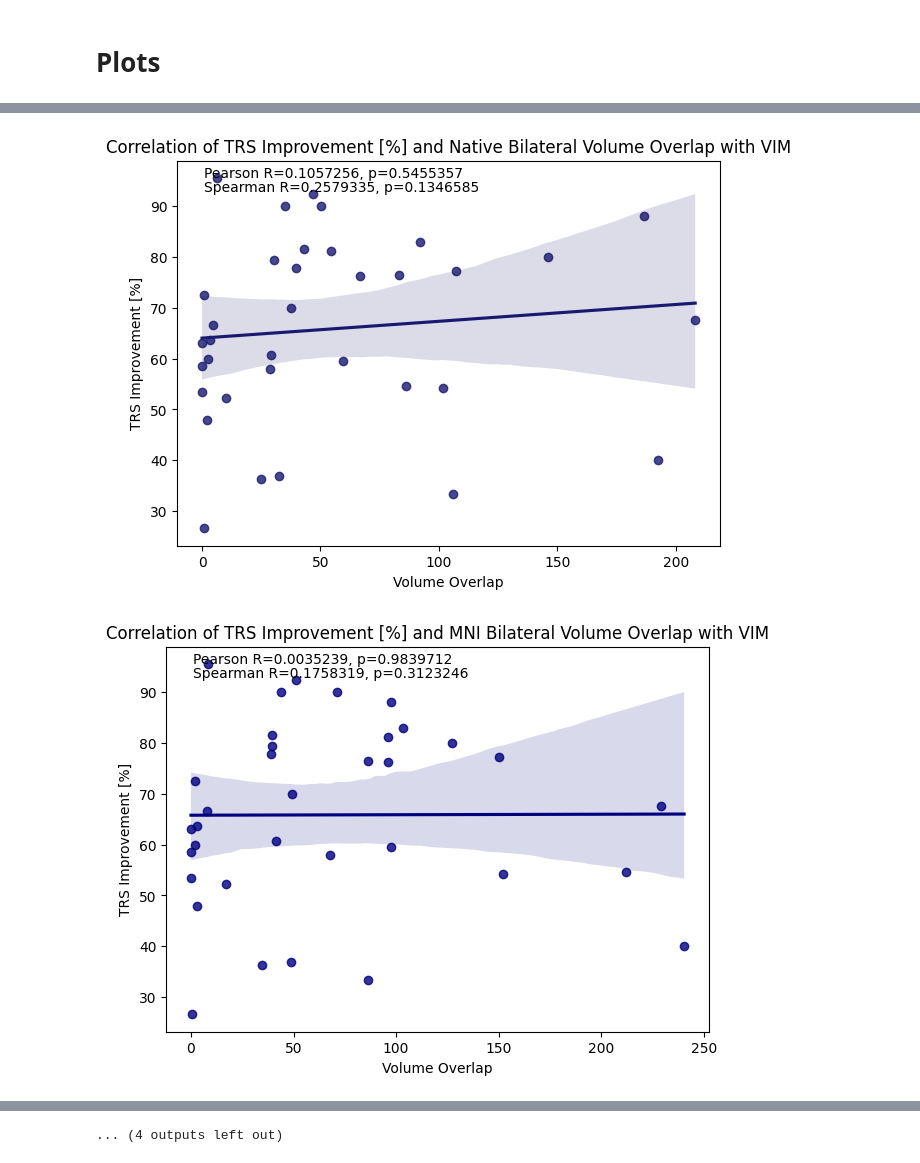
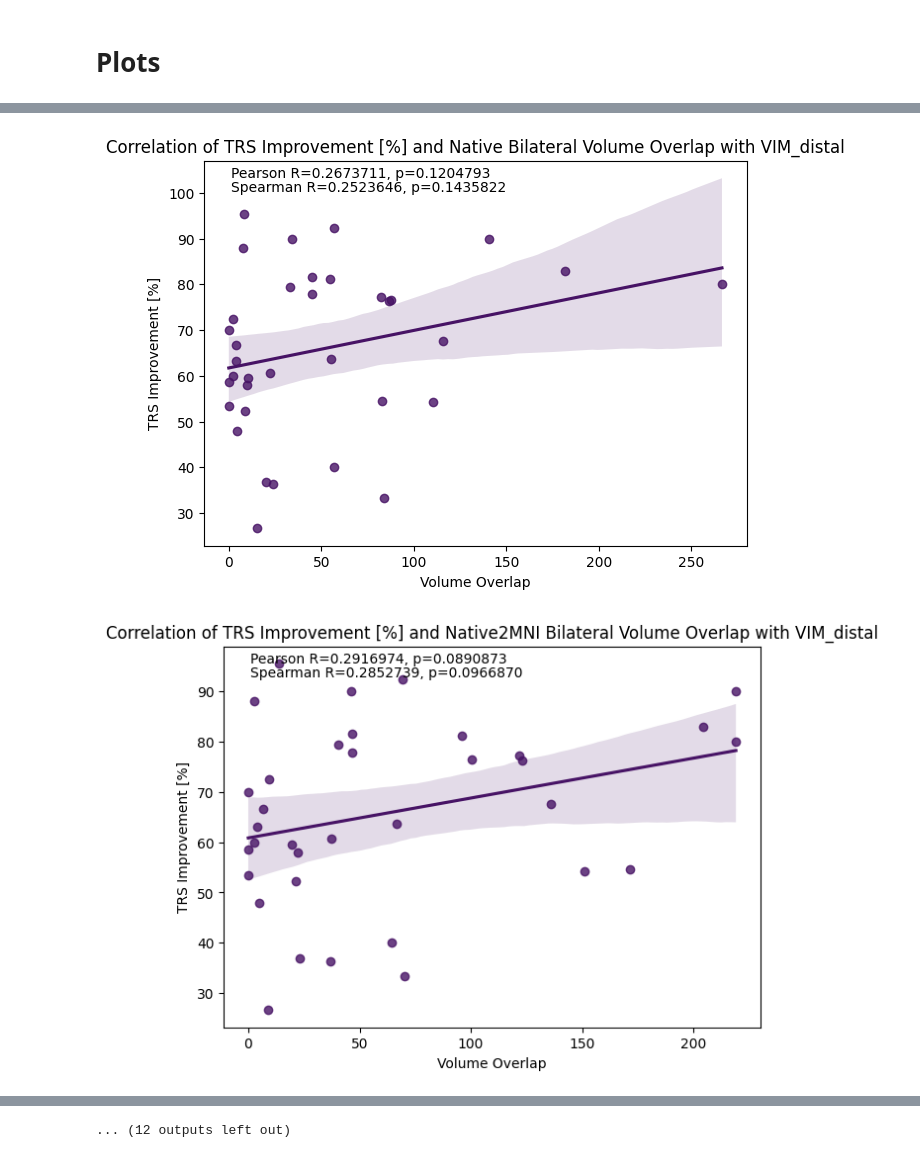
Before and after one commit to jpijar/BWH_MGH, a Jupyter notebook: Essential_Tremor.ipynb, the cells around one changed output, grey strips where cells are left out. Cells and saved outputs as stored; diff of their text form; code cells hidden in the pictures.

Commit message:
Volume Overlaps

```diff
--- a/Essential_Tremor.ipynb
+++ b/Essential_Tremor.ipynb
@@ -63,10 +39,10 @@ resample(vlpv_rh,vim_rh,'/Volumes/Cingulate/NativeMNI_Overlaps/EssentialTremor/H
 # %%
 #converting MNI ROIs to each patient's native space- does not like special characters in paths, like &!!!!
-def mni2native(i,hotspot):
+def mni2native(i,hemisphere,hotspot,interpolation='NearestNeighbor'):
     print(f'converting to native for {i} in hotspot {hotspot}')
     at = ApplyTransforms()
     at.inputs.dimension = 3
-    at.inputs.input_image = f'/Volumes/Cingulate/NativeMNI_Overlaps/EssentialTremor/HotspotsAtlas/resampled/{hotspot}.nii.gz'
+    at.inputs.input_image = f'/Volumes/Cingulate/NativeMNI_Overlaps/EssentialTremor/HotspotsAtlas/resampled/{hotspot}_{hemisphere}.nii.gz'
 
     base_path = f'/Volumes/Cingulate/NativeMNI_Overlaps/EssentialTremor/Data/derivatives/leaddbs/{i}/coregistration/anat/{i}_ses-preop_space-anchorNative_desc-preproc_acq-'
     possible_files = ['ax_T1w.nii', 'cor_T1w.nii', 'iso_T1w.nii', 'ax_T2w.nii', 'iso_T2w.nii', 'sag_T1w.nii']
@@ -80,14 +56,18 @@ def mni2native(i,hotspot):
 
     at.inputs.reference_image = reference_image
     at.inputs.transforms = f'/Volumes/Cingulate/NativeMNI_Overlaps/EssentialTremor/Data/derivatives/leaddbs/{i}/normalization/transformations/{i}_from-MNI152NLin2009bAsym_to-anchorNative_desc-ants.nii.gz'
-    at.inputs.output_image = f'/Volumes/Cingulate/NativeMNI_Overlaps/EssentialTremor/FieldTrip/{i}/{i}_{hotspot}_native_output.nii'
+    at.inputs.output_image = f'/Volumes/Cingulate/NativeMNI_Overlaps/EssentialTremor/OSS-DBS/{i}/{i}_{hotspot}_{hemisphere}_native_output.nii'
     at.inputs.invert_transform_flags = [False]
+    at.inputs.interpolation = interpolation
     at.run()
 
-directory = [i for i in os.listdir('/Volumes/Cingulate/NativeMNI_Overlaps/EssentialTremor/FieldTrip') if i.startswith('sub')]
-hotspots = ['neudorfer_hypointensity_lh','neudorfer_hypointensity_rh','neudorfer_nowacki_conjunction_lh','neudorfer_nowacki_conjunction_rh','nowacki_significance_map_lh','nowacki_significance_map_rh','tremor_vim_n39_hotspot_lh','tremor_vim_n39_hotspot_rh','VIM_distal_lh','VIM_distal_rh','VLdVLv_ilinsky_lh','VLdVLv_ilinsky_rh','VLpv_morel_lh','VLpv_morel_rh']
+directory = [i for i in os.listdir('/Volumes/Cingulate/NativeMNI_Overlaps/EssentialTremor/OSS-DBS') if i.startswith('sub')]
+#hotspots = ['neudorfer_hypointensity','neudorfer_nowacki_conjunction','nowacki_significance_map','tremor_vim_n39_hotspot','VIM_distal','VLdVLv_ilinsky','VLpv_morel']
+hotspots = ['dembek_drtt']
+hemispheres = ['hemi-L','hemi-R']
 
 for i in directory:
     for hotspot in hotspots:
-        mni2native(i,hotspot)
+        for hemisphere in hemispheres:
+            mni2native(i,hemisphere,hotspot)
 # %% [output]
@@ -351,4 +90,0 @@ convert(mni_vlpv_bi,vim_mni_lh_vox,mm_mni_vlpv_bi)
-# %%
-sub_ids = []
-for i in directory:
-    sub_ids.append(i)
@@ -505,42 +243,32 @@ mni_n39_pearson_r,mni_n39_pearson_p,mni_n39_spearman_r,mni_n39_spearman_p = r_p(
 # %%
-#correlation plots
+#oss-dbs
+df = pd.read_csv('/Volumes/Cingulate/NativeMNI_Overlaps/EssentialTremor/OSS-DBS_Volume_Overlaps.csv')
+colors = ['#471365', '#482374', '#46327e', '#424086', '#3d4e8a', '#365c8d', '#31688e', '#2c738e', '#277f8e', '#238a8d', '#1f968b', '#1fa187', '#26ad81', '#35b779', '#4ac16d', '#65cb5e', '#81d34d', '#a0da39', '#c0df25', '#dfe318']
+
+def r_p(vol_overlap_col):
+    pearson_r, pearson_p = pearsonr(df['TRS_Perc_Improvement'],df[vol_overlap_col])
+    spearman_r, spearman_p = spearmanr(df['TRS_Perc_Improvement'],df[vol_overlap_col])
+    return pearson_r, pearson_p, spearman_r, spearman_p
+
 def plot_analysis(x_data, title, pearson_r_val, pearson_p_val, spearman_r_val, spearman_p_val, color,path):
     plt.figure(figsize=(7, 5))
     ax = sns.regplot(x=x_data, y=df['TRS_Perc_Improvement'], color=color)
     plt.title(title)
     plt.xlabel('Volume Overlap')
     plt.ylabel('TRS Improvement [%]')
-    ax.text(0.05, 0.95, 'Pearson R={:.7f}, p={:.7f}'.format(pearson_r_val, pearson_p_val),
-            transform=ax.transAxes, verticalalignment='bottom')
-    ax.text(0.05, 0.95, 'Spearman R={:.7f}, p={:.7f}'.format(spearman_r_val, spearman_p_val),
-            transform=ax.transAxes, verticalalignment='top')
+    ax.text(0.05, 0.95, 'Pearson R={:.7f}, p={:.7f}'.format(pearson_r_val, pearson_p_val),transform=ax.transAxes, verticalalignment='bottom')
+    ax.text(0.05, 0.95, 'Spearman R={:.7f}, p={:.7f}'.format(spearman_r_val, spearman_p_val),transform=ax.transAxes, verticalalignment='top')
     plt.savefig(path)
     plt.show()
 
-df = pd.read_csv('/Volumes/Cingulate/NativeMNI_Overlaps/EssentialTremor/Essential_Tremor_Overlap.csv')
-plot_analysis(df['Native_VIM_Distal_Bi_Volume_Overlap_MM'],'Correlation of TRS Improvement [%] and Native Bilateral Volume Overlap with VIM',native_vim_pearson_r,native_vim_pearson_p,native_vim_spearman_r,native_vim_spearman_p,'midnightblue','/Volumes/Cingulate/NativeMNI_Overlaps/EssentialTremor/Figures/Native Bilateral Volume Overlap with VIM.png')
-plot_analysis(df['MNI_VIM_Distal_Bi_Volume_Overlap_MM'],'Correlation of TRS Improvement [%] and MNI Bilateral Volume Overlap with VIM',mni_vim_pearson_r,mni_vim_pearson_p,mni_vim_spearman_r,mni_vim_spearman_p,'navy','/Volumes/Cingulate/NativeMNI_Overlaps/EssentialTremor/Figures/MNI Bilateral Volume Overlap with VIM.png')
-
-plot_analysis(df['Native_VLdVLv_Ilinsky_Bi_Volume_Overlap_MM'],'Correlation of TRS Improvement [%] and Native Bilateral Volume Overlap with VLdVLv',native_vldvlv_pearson_r,native_vldvlv_pearson_p,native_vldvlv_spearman_r,native_vldvlv_spearman_p,'darkslateblue','/Volumes/Cingulate/NativeMNI_Overlaps/EssentialTremor/Figures/Native Bilateral Volume Overlap with VLdVLv.png')
-plot_analysis(df['MNI_VLdVLv_Ilinsky_Bi_Volume_Overlap_MM'],'Correlation of TRS Improvement [%] and MNI Bilateral Volume Overlap with VLdVLv',mni_vldvlv_pearson_r,mni_vldvlv_pearson_p,mni_vldvlv_spearman_r,mni_vldvlv_spearman_p,'slateblue','/Volumes/Cingulate/NativeMNI_Overlaps/EssentialTremor/Figures/MNI Bilateral Volume Overlap with VLdVLv.png')
-
-plot_analysis(df['Native_VLpv_Morel_Bi_Volume_Overlap_MM'],'Correlation of TRS Improvement [%] and Native Bilateral Volume Overlap with VLpv',native_vlpv_pearson_r,native_vlpv_pearson_p,native_vlpv_spearman_r,native_vlpv_spearman_p,'royalblue','/Volumes/Cingulate/NativeMNI_Overlaps/EssentialTremor/Figures/Native Bilateral Volume Overlap with VLpv.png')
-plot_analysis(df['MNI_VLpv_Morel_Bi_Volume_Overlap_MM'],'Correlation of TRS Improvement [%] and MNI Bilateral Volume Overlap with VLpv',mni_vlpv_pearson_r,mni_vlpv_pearson_p,mni_vlpv_spearman_r,mni_vlpv_spearman_p,'mediumblue','/Volumes/Cingulate/NativeMNI_Overlaps/EssentialTremor/Figures/MNI Bilateral Volume Overlap with VLpv.png')
-
-plot_analysis(df['Native_Dembek_DRTT_Hotspot_Bi_Volume_Overlap_MM'],'Correlation of TRS Improvement [%] and Native Bilateral Volume Overlap with DRTT Hotspot (Dembek)',native_till_pearson_r,native_till_pearson_p,native_till_spearman_r,native_till_spearman_p,'cadetblue','/Volumes/Cingulate/NativeMNI_Overlaps/EssentialTremor/Figures/Native Bilateral Volume Overlap with DRTT Hotspot (Dembek).png')
-plot_analysis(df['MNI_Dembek_DRTT_Hotspot_Bi_Volume_Overlap_MM'],'Correlation of TRS Improvement [%] and MNI Bilateral Volume Overlap with DRTT Hotspot (Dembek)',mni_till_pearson_r,mni_till_pearson_p,mni_till_spearman_r,mni_till_spearman_p,'teal','/Volumes/Cingulate/NativeMNI_Overlaps/EssentialTremor/Figures/MNI Bilateral Volume Overlap with DRTT Hotspot (Dembek).png')
-
-plot_analysis(df['Native_Neudorfer_Hypointensity_Hotspot_Bi_Volume_Overlap_MM'],'Correlation of TRS Improvement [%] and Native Bilateral Volume Overlap with Hypointensity Hotspot (Neudorfer)',native_hypo_pearson_r,native_hypo_pearson_p,native_hypo_spearman_r,native_hypo_spearman_p,'seagreen','/Volumes/Cingulate/NativeMNI_Overlaps/EssentialTremor/Figures/Native Bilateral Volume Overlap with Hypointensity Hotspot (Neudorfer).png')
-plot_analysis(df['MNI_Neudorfer_Hypointensity_Hotspot_Bi_Volume_Overlap_MM'],'Correlation of TRS Improvement [%] and MNI Bilateral Volume Overlap with Hypointensity Hotspot (Neudorfer)',mni_hypo_pearson_r,mni_hypo_pearson_p,mni_hypo_spearman_r,mni_hypo_spearman_p,'forestgreen','/Volumes/Cingulate/NativeMNI_Overlaps/EssentialTremor/Figures/MNI Bilateral Volume Overlap with Hypointensity Hotspot (Neudorfer).png')
-
-plot_analysis(df['Native_Neudorfer_Nowacki_Conjunction_Hotspot_Bi_Volume_Overlap_MM'],'Correlation of TRS Improvement [%] and Native Bilateral Volume Overlap with Conjuction Hotspot (Neudorfer and Nowacki)',native_conj_pearson_r,native_conj_pearson_p,native_conj_spearman_r,native_conj_spearman_p,'mediumseagreen','/Volumes/Cingulate/NativeMNI_Overlaps/EssentialTremor/Figures/Native Bilateral Volume Overlap with Conjunction Hotspot (Neudorfer and Nowacki).png')
-plot_analysis(df['MNI_Neudorfer_Nowacki_Conjunction_Hotspot_Bi_Volume_Overlap_MM'],'Correlation of TRS Improvement [%] and MNI Bilateral Volume Overlap with Conjuction Hotspot (Neudorfer and Nowacki)',mni_conj_pearson_r,mni_conj_pearson_p,mni_conj_spearman_r,mni_conj_spearman_p,'darkseagreen','/Volumes/Cingulate/NativeMNI_Overlaps/EssentialTremor/Figures/MNI Bilateral Volume Overlap with Conjunction Hotspot (Neudorfer and Nowacki).png')
-
-plot_analysis(df['Native_Nowacki_Significance_Map_Bi_Volume_Overlap_MM'],'Correlation of TRS Improvement [%] and Native Bilateral Volume Overlap with Significance Map (Nowacki)',native_sig_pearson_r,native_sig_pearson_p,native_sig_spearman_r,native_sig_spearman_p,'darkolivegreen','/Volumes/Cingulate/NativeMNI_Overlaps/EssentialTremor/Figures/Native Bilateral Volume Overlap with Significance Map (Nowacki).png')
-plot_analysis(df['MNI_Nowacki_Significance_Map_Bi_Volume_Overlap_MM'],'Correlation of TRS Improvement [%] and MNI Bilateral Volume Overlap with Significance Map (Nowacki)',mni_sig_pearson_r,mni_sig_pearson_p,mni_sig_spearman_r,mni_sig_spearman_p,'olivedrab','/Volumes/Cingulate/NativeMNI_Overlaps/EssentialTremor/Figures/MNI Bilateral Volume Overlap with Significance Map (Nowacki).png')
-
-plot_analysis(df['Native_Tremor_VIM_n39_Hotspot_Bi_Volume_Overlap_MM'],'Correlation of TRS Improvement [%] and Native Bilateral Volume Overlap with Tremor VIM n39 Hotspot (Elias)',native_n39_pearson_r,native_n39_pearson_p,native_n39_spearman_r,native_n39_spearman_p,'olive','/Volumes/Cingulate/NativeMNI_Overlaps/EssentialTremor/Figures/Native Bilateral Volume Overlap with Tremor VIM n39 Hotspot (Elias).png')
-plot_analysis(df['MNI_Tremor_VIM_n39_Hotspot_Bi_Volume_Overlap_MM'],'Correlation of TRS Improvement [%] and MNI Bilateral Volume Overlap with Tremor VIM n39 Hotspot (Elias)',mni_n39_pearson_r,mni_n39_pearson_p,mni_n39_spearman_r,mni_n39_spearman_p,'darkkhaki','/Volumes/Cingulate/NativeMNI_Overlaps/EssentialTremor/Figures/MNI Bilateral Volume Overlap with Tremor VIM n39 Hotspot (Elias).png')
+for c, r in enumerate(regions):
+    color = colors[c % len(colors)]
+    native_pearson_r,native_pearson_p,native_spearman_r,native_spearman_p = r_p(f'{r}_Native_Overlap_BI_MM')
+    native2mni_pearson_r,native2mni_pearson_p,native2mni_spearman_r,native2mni_spearman_p = r_p(f'{r}_Native2MNI_Overlap_BI_MM')
+    mni_pearson_r,mni_pearson_p,mni_spearman_r,mni_spearman_p = r_p(f'{r}_MNI_Overlap_BI_MM')
+    plot_analysis(df[f'{r}_Native_Overlap_BI_MM'],f'Correlation of TRS Improvement [%] and Native Bilateral Volume Overlap with {r}',native_pearson_r,native_pearson_p,native_spearman_r,native_spearman_p,color,f'/Volumes/Cingulate/NativeMNI_Overlaps/EssentialTremor/Figures/OSS-DBS/Native Correlation Bilateral Volume Overlap with {r}.png')
+    plot_analysis(df[f'{r}_Native2MNI_Overlap_BI_MM'],f'Correlation of TRS Improvement [%] and Native2MNI Bilateral Volume Overlap with {r}',native2mni_pearson_r,native2mni_pearson_p,native2mni_spearman_r,native2mni_spearman_p,color,f'/Volumes/Cingulate/NativeMNI_Overlaps/EssentialTremor/Figures/OSS-DBS/Native2MNI Correlation Bilateral Volume Overlap with {r}.png')
+    plot_analysis(df[f'{r}_MNI_Overlap_BI_MM'],f'Correlation of TRS Improvement [%] and MNI Bilateral Volume Overlap with {r}',mni_pearson_r,mni_pearson_p,mni_spearman_r,mni_spearman_p,color,f'/Volumes/Cingulate/NativeMNI_Overlaps/EssentialTremor/Figures/OSS-DBS/MNI Correlation Bilateral Volume Overlap with {r}.png')
 # %% [output]
-[figure, old version]
+[figure, new version]
-[figure, old version]
+[figure, new version]
@@ -557 +285 @@ plot_analysis(df['MNI_Tremor_VIM_n39_Hotspot_Bi_Volume_Overlap_MM'],'Correlation
-... (4 outputs left out)
+... (12 outputs left out)
```
Also changed, not shown: parts of 19 cells of this notebook.
